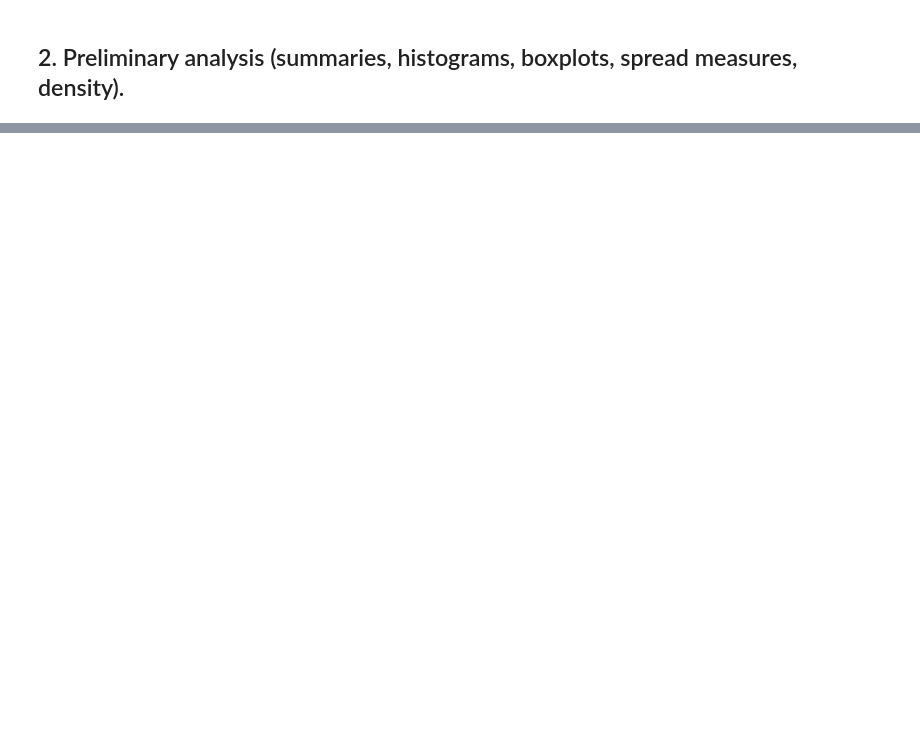
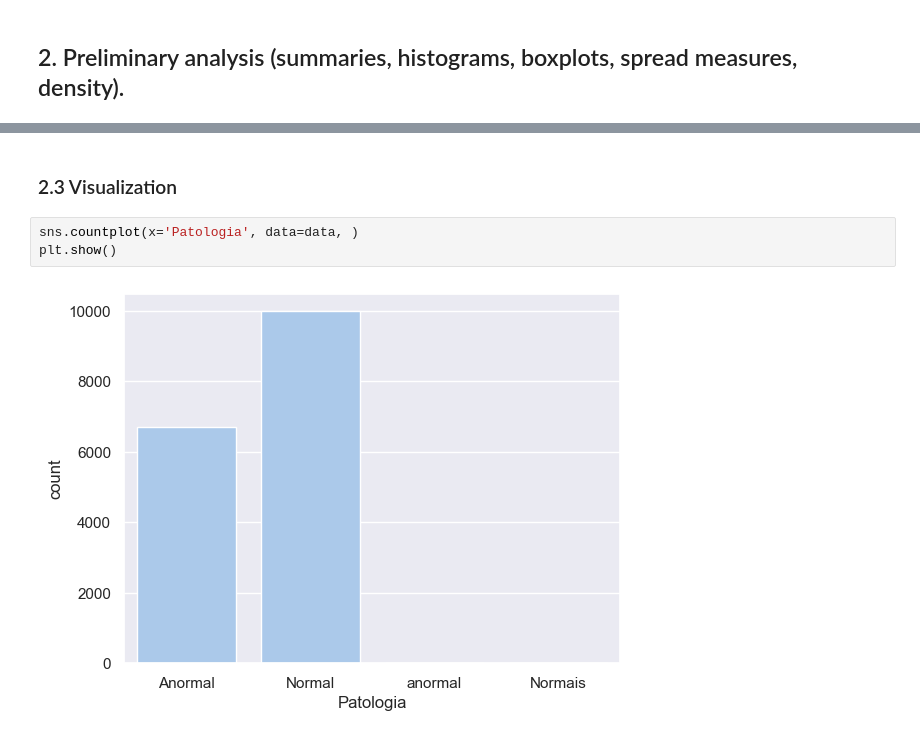
Before and after one commit to RS181/Data-Mining-I, a Jupyter notebook: Assignment/raw_data_analysis-v2.ipynb, the cells around one changed output, grey strips where cells are left out. Drawn from its saved outputs; the diff is of its cells as text; blank space fills up the shorter version.

```diff
--- a/Assignment/raw_data_analysis-v2.ipynb
+++ b/Assignment/raw_data_analysis-v2.ipynb
@@ -106,0 +288,7 @@ Followed the references values found in https://www.forbes.com/health/wellness/n
+# %% [markdown]
+### 2.3 Visualization
+# %%
+sns.countplot(x='Patologia', data=data, )
+plt.show()
+# %% [output]
+[figure, added]
```
Also changed, not shown: parts of 40 cells of this notebook.
